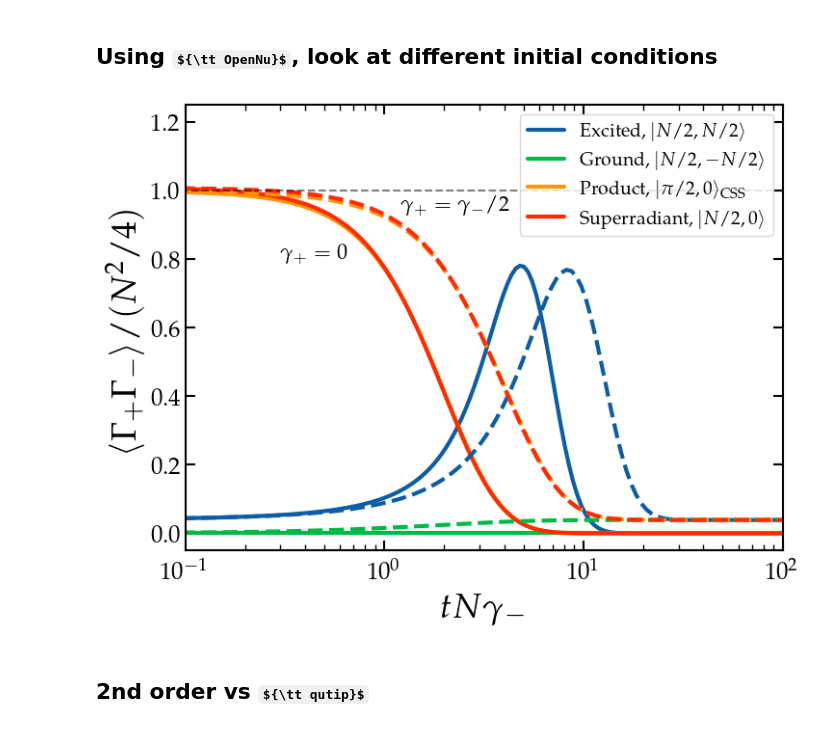
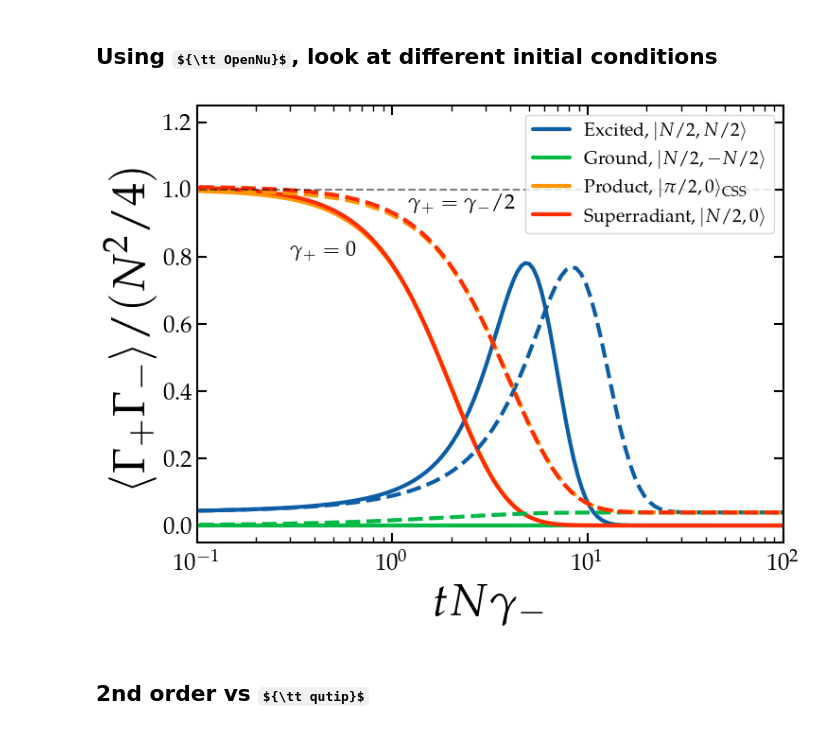
Before and after one commit to gpierobon/pyOpenNu, a Jupyter notebook: notebooks/Solutions.ipynb, the cells around one changed output. Saved outputs shown, nothing was run; the diff lists cells and outputs as text; code cells hidden in the pictures; some formulas as TeX source.

```diff
--- a/notebooks/Solutions.ipynb
+++ b/notebooks/Solutions.ipynb
@@ -585,36 +619,36 @@ dataG1 = np.loadtxt(path+f'/Ground_RK4_h0.1_g0.50.txt')
 dataD1 = np.loadtxt(path+f'/Dicke_RK4_h0.1_g0.50.txt')
 
 Gmax = n*(n+1)/4
 
 fig, ax = plt.subplots(1,1,figsize=(8,6))
 
 plt.semilogx(dataE[:,0], dataE[:,7]/Gmax, label=r'Excited, $\vert N/2, N/2\rangle$')
 plt.semilogx(dataG[:,0], dataG[:,7]/Gmax, label=r'Ground,  $\vert N/2, -N/2\rangle$')
 plt.semilogx(dataP[:,0], dataP[:,7]/Gmax, label=r'Product, $\vert\pi/2, 0\rangle_{\rm CSS}$')
 plt.semilogx(dataD[:,0], dataD[:,7]/Gmax, label=r'Superradiant, $\vert N/2, 0\rangle$')
 
 
 plt.semilogx(dataE1[:,0], dataE1[:,7]/Gmax, c='C0', ls='--')
 plt.semilogx(dataG1[:,0], dataG1[:,7]/Gmax, c='C1', ls='--')
 plt.semilogx(dataP1[:,0], dataP1[:,7]/Gmax, c='C2', ls='--')
 plt.semilogx(dataD1[:,0], dataD1[:,7]/Gmax, c='C3', ls='--')
 
 plt.plot(dataE1[:,0], dataE1[:,0]/dataE1[:,0], ls='--', c='k', alpha=0.5, lw=1.5)
 
 plt.xlim(1e-1, 100)
 plt.ylim(-0.05, 1.25)
 
 plt.text(1.2, 0.94, '$\gamma_+=\gamma_-/2$', fontsize=16)
 plt.text(0.3, 0.8, '$\gamma_+=0$', fontsize=16)
 
 
-plt.xlabel(r'$tN\gamma_-$', fontsize=26)
-plt.ylabel(r'$\langle\Gamma_{+}\Gamma_-\rangle/(N^2/4)$', fontsize=26)
+plt.xlabel(r'$tN\gamma_-$', )
+plt.ylabel(r'$\langle\Gamma_{+}\Gamma_-\rangle/(N^2/4)$', )
 plt.legend(fontsize=14, frameon=True, loc=1)
 plt.show()
 fig.savefig(main_dir+'plots/num_1.pdf', bbox_inches='tight')
 # %% [output]
-[figure, old version]
+[figure, new version]
 # %% [markdown]
 ## 2nd order vs ${\tt qutip}$
 # %%
```
Also changed, not shown: parts of 7 cells of this notebook, 4 other files.
